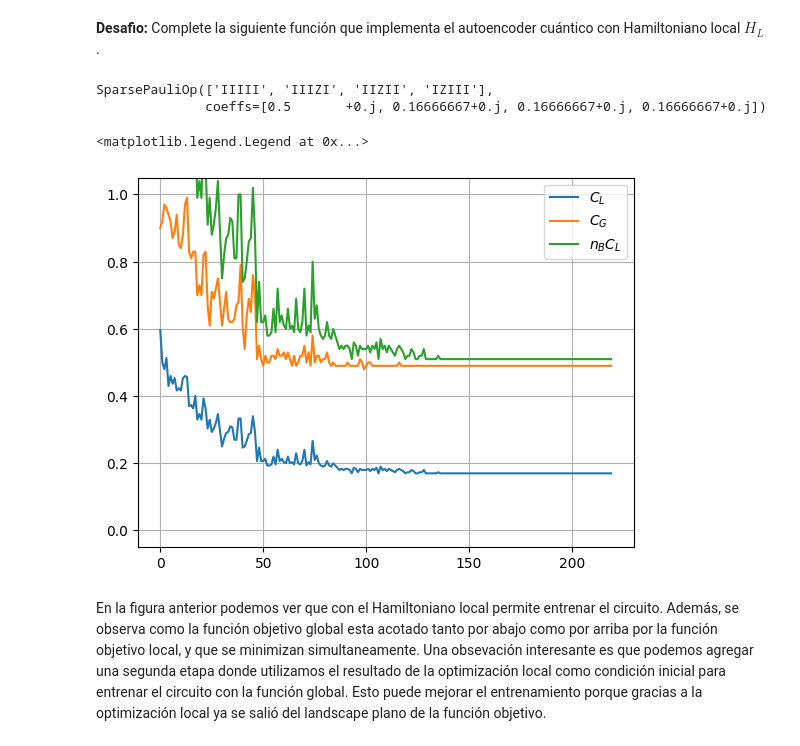
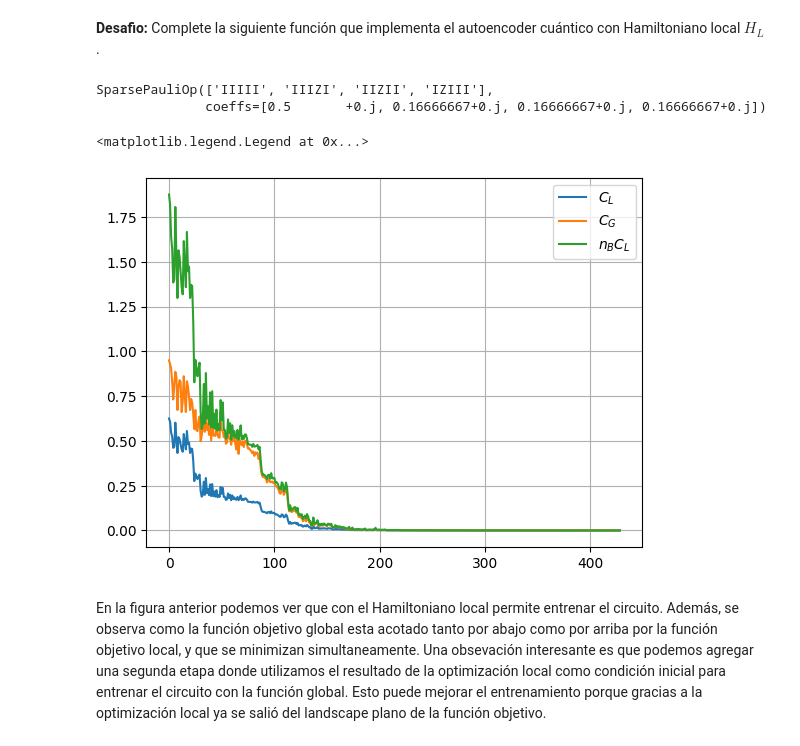
Before and after one commit to LucianoPereiraValenzuela/ECC_2025_testing, a Jupyter notebook: ECC2025/desafio_8_Evitando_Barren_Plateau_en_Autoencoder_Cuánticos.ipynb, the cells around one changed output. Cells and saved outputs as stored; diff of their text form; code cells hidden in the pictures.

```diff
--- a/ECC2025/desafio_8_Evitando_Barren_Plateau_en_Autoencoder_Cuánticos.ipynb
+++ b/ECC2025/desafio_8_Evitando_Barren_Plateau_en_Autoencoder_Cuánticos.ipynb
@@ -42,7 +60,7 @@ num_qubits = num_qubits_A + num_qubits_B
 
 qc_dato = QuantumCircuit(num_qubits+1)
 
-qc_dato.h(0)
+qc_dato.h([0,3])
 qc_dato.cx(0,1)
 qc_dato.cx(1,2)
 qc_dato.cx(0,num_qubits)
@@ -80,7 +98,7 @@ qc_dato.draw('mpl')
 # %% [markdown]
 En la siguiente celda se implementa el autoencoder variacional. A diferencia del taller, acá construimos el Hamiltoniano $H_G$ y evaluamos la fidelidad con la función ``Estimator``. Independiente del circuito que implementó en la celda anterior, podrá ver que la función objetivo no se minimiza, o en otras palabras, el circuito variacional no es entrenado. Esto se debe a que el Hamiltoniano $H_G$ es global y a que estamos usando un número de shots bajo. El BP puede eliminarse simplementa aumentando el número de shots hasta un valor suficientemente alto. Sin embargo, a pesar de que podemos hacer esto acá, en aplicaciones prácticas con más de 25 qubit el número de shots para evitar el BP es tan alto que no posible ejecutarlo. En este caso ponemos un número bajo de shots para inducir el BP en un número bajo de qubits y así evitar tiempos de simulación largos.
 # %%
-shots = 100
+shots = 100000
 np.random.seed(0)
 params_init = np.pi*np.random.rand(qc_dato.num_parameters)
 # params_init = np.zeros(qc_dato.num_parameters)
@@ -159,35 +176,35 @@ def Local_QAE(x0=np.zeros(qc_dato.num_parameters), rhobeg=1 ):
     backend = Estimator(run_options={'seed':0})
 
     def fun_global( params ):
         job   = backend.run( qc_dato, H_global, params, shots=shots )
         probs = job.result().values[0]
         return 1-probs
 
     def fun_local( params ):
         job   = backend.run( qc_dato, H_local, params, shots=shots )
         probs = job.result().values[0]
         return 1-probs
 
     fs = []
     def callback(x):
         fs.append( [fun_local(x),fun_global(x), num_qubits_B*fun_local(x)] )
 
     optimizer = COBYLA( callback=callback, rhobeg=rhobeg )
     results_local   = optimizer.minimize( fun_local, x0 )
 
     return results_local.x, fs
 
 x_local, fs_local = Local_QAE(params_init)
 
 plt.plot( fs_local )
 plt.grid()
-plt.ylim(-0.05,1.05)
+# plt.ylim(-0.05,1.05)
 plt.legend([r'$C_L$', r'$C_G$', r'$n_BC_L$'])
 # %% [output]
 SparsePauliOp(['IIIII', 'IIIZI', 'IIZII', 'IZIII'],
               coeffs=[0.5       +0.j, 0.16666667+0.j, 0.16666667+0.j, 0.16666667+0.j])
 <matplotlib.legend.Legend at 0x...>
-[figure, old version]
+[figure, new version]
 # %% [markdown]
 En la figura anterior podemos ver que con el Hamiltoniano local permite entrenar el circuito. Además, se observa como la función objetivo global esta acotado tanto por abajo como por arriba por la función objetivo local, y que se minimizan simultaneamente. Una obsevación interesante es que podemos agregar una segunda etapa donde utilizamos el resultado de la optimización local como condición inicial para entrenar el circuito con la función global. Esto puede mejorar el entrenamiento porque gracias a la optimización local ya se salió del landscape plano de la función objetivo.
 # %%
```
Also changed, not shown: parts of 5 cells of this notebook.
